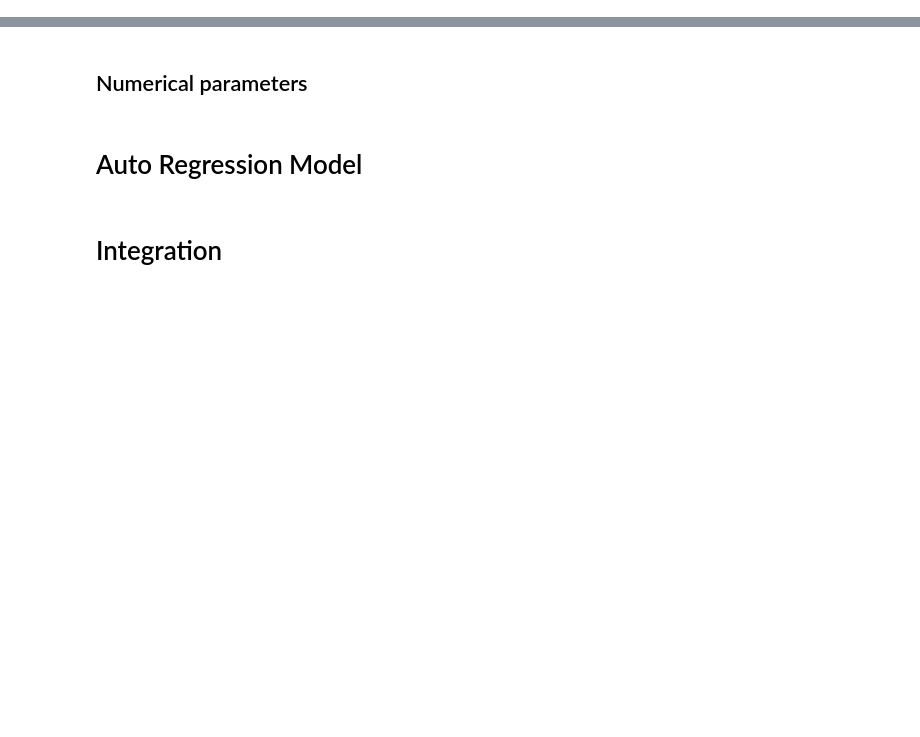
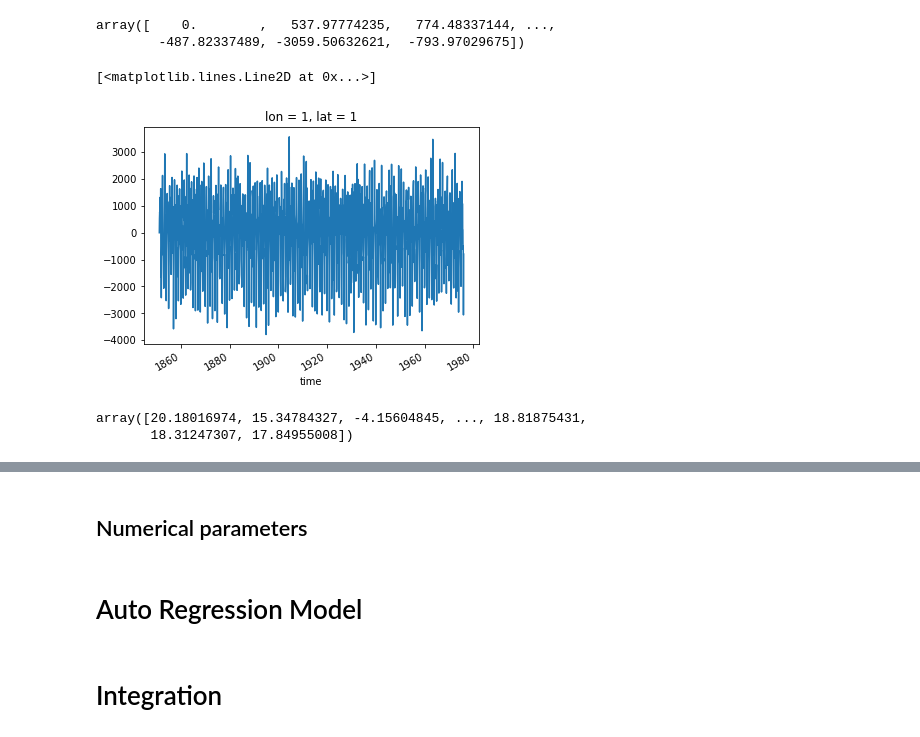
Before and after one commit to mailesasaki/cesmle_variability_analysis, a Jupyter notebook: energy_model.ipynb, the cells around one changed output, grey strips where cells are left out. Saved outputs shown, nothing was run; the diff lists cells and outputs as text; code cells hidden in the pictures; blank space fills up the shorter version.

```diff
--- a/energy_model.ipynb
+++ b/energy_model.ipynb
@@ -4,3 +4,30 @@ import pandas as pd
 import matplotlib.pyplot as plt
 import xarray as xr
 from sklearn.linear_model import LinearRegression
+# %%
+toa_control = xr.open_dataarray('/data/keeling/a/mailes2/a/processed_var_data/CMIP_toa_piControl_2x2_truncated.nc')
+toa_control.load()
+
+toa_hist = xr.open_dataarray('/data/keeling/a/mailes2/a/processed_var_data/CMIP_toa_historical_2x2_trunc.nc')
+toa_hist.load()
+
+surface_control = xr.open_dataarray('/data/keeling/a/mailes2/a/processed_var_data/CMIP_surface_piControl_interp.nc')
+surface_control.load()
+
+surface_hist = xr.open_dataarray('/data/keeling/a/mailes2/a/processed_var_data/CMIP_surface_hist_interp.nc')
+surface_hist.load()
+
+horiz_control = xr.open_dataarray('/data/keeling/a/mailes2/a/processed_var_data/CMIP_horiz_piControl_2x2_trunc.nc')
+horiz_control.load()
+
+horiz_hist = xr.open_dataarray('/data/keeling/a/mailes2/a/processed_var_data/CMIP_horiz_hist_2x2_trunc.nc')
+horiz_hist.load()
+
+ocean_control = xr.open_dataarray('/data/keeling/a/mailes2/a/processed_var_data/ocean_flux_control_chain.nc')
+ocean_control.load()
+
+ocean_hist = xr.open_dataarray('/data/keeling/a/mailes2/a/processed_var_data/ocean_flux_hist_chain.nc')
+ocean_hist.load()
+
+vert_ds = xr.open_dataarray('/data/keeling/a/mailes2/cesmle_variability_analysis/processed_data/vert_ds.nc')
+vert_ds.load()
@@ -6,0 +53,20 @@ from sklearn.linear_model import LinearRegression
+# %%
+ocean_input = ocean_control.sel(lat=0,method='nearest').sel(lon=0,method='nearest').mean('name')
+ocean_input = ocean_input.values
+ocean_input
+# %% [output]
+array([    0.        ,   537.97774235,   774.48337144, ...,
+        -487.82337489, -3059.50632621,  -793.97029675])
+# %%
+ocean_input.plot()
+# %% [output]
+[<matplotlib.lines.Line2D at 0x...>]
+[figure, added]
+# %%
+horiz_input = (horiz_control.sel(lat=0,method='nearest').sel(lon=0,method='nearest').mean('name') -
+               horiz_control.sel(lat=0,method='nearest').sel(lon=0,method='nearest').mean('name').mean('time'))
+horiz_input = horiz_input.values
+horiz_input
+# %% [output]
+array([20.18016974, 15.34784327, -4.15604845, ..., 18.81875431,
+       18.31247307, 17.84955008])
```
Also changed, not shown: parts of 8 cells of this notebook.
